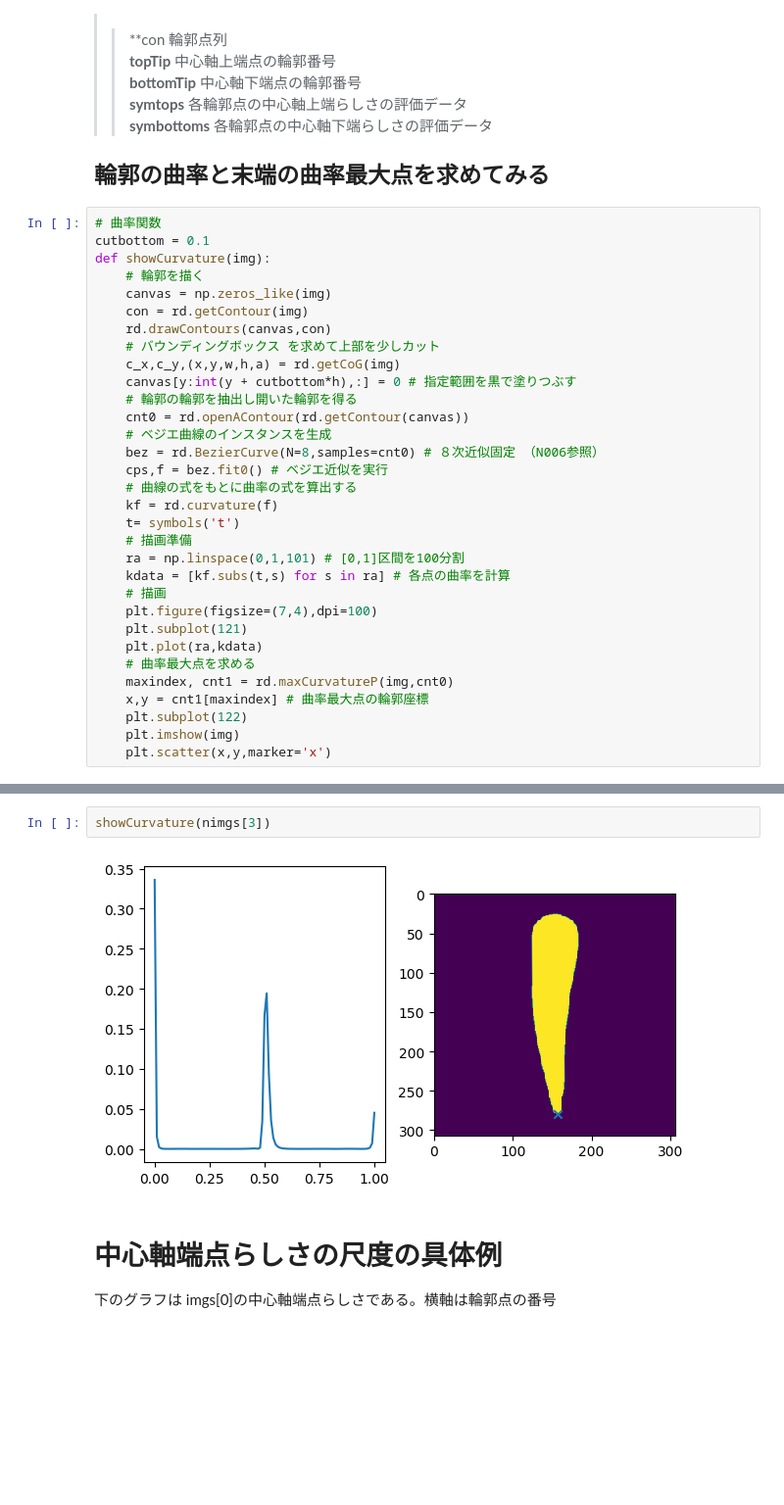
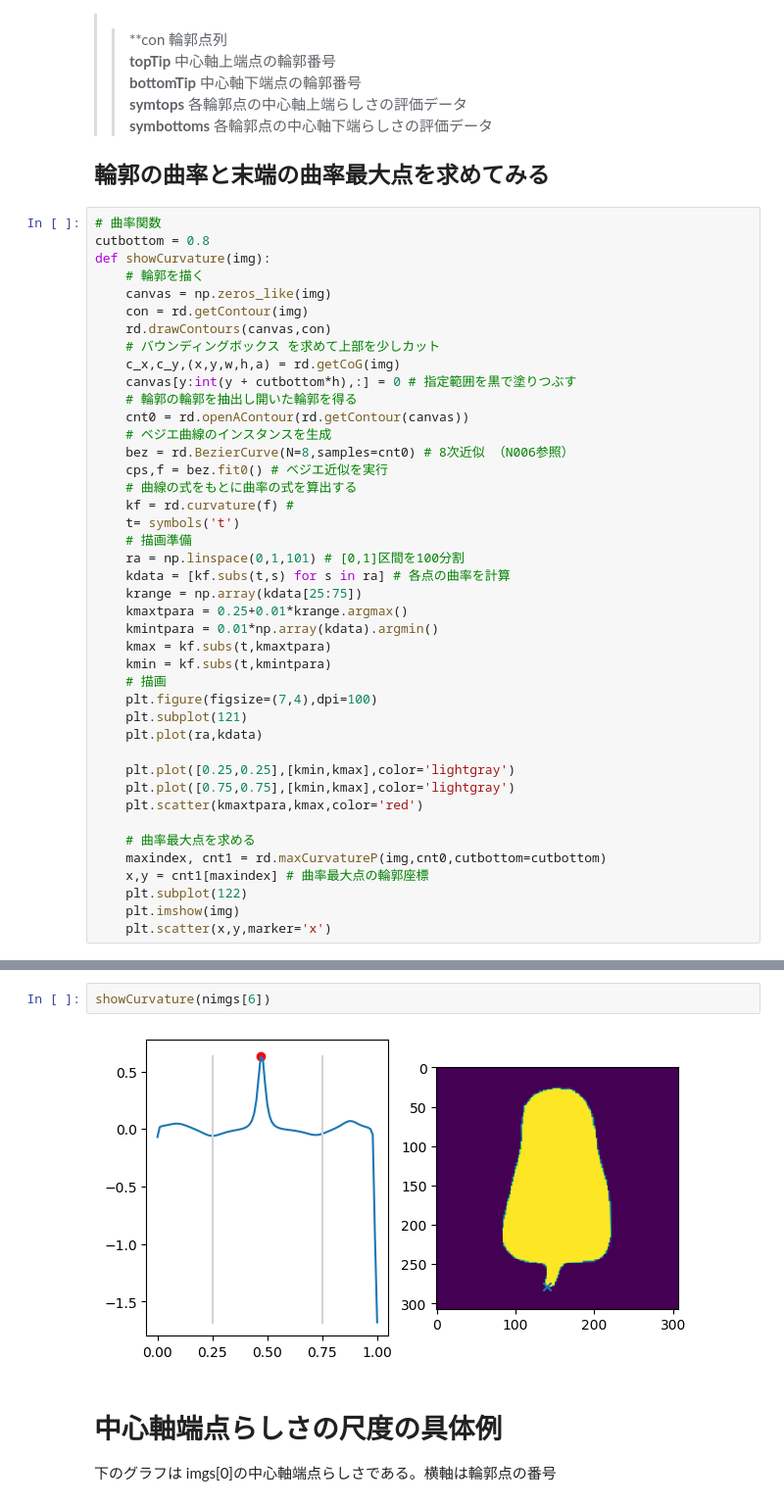
Before and after one commit to iciromaco/RadiShLab, a Jupyter notebook: N005_輪郭線の自動分割.ipynb, the cells around one changed output, grey strips where cells are left out. Shown at 98% size. Cells and saved outputs as stored; diff of their text form; blank space fills up the shorter version.

```diff
--- a/N005_輪郭線の自動分割.ipynb
+++ b/N005_輪郭線の自動分割.ipynb
@@ -184,7 +184,7 @@ $$curvature = \frac{(x'y'' - y'x'')}{\left\{(x')^2+(y')^2 \right\}^\frac{3}{2}}$
 ## 輪郭の曲率と末端の曲率最大点を求めてみる
 # %%
 # 曲率関数
-cutbottom = 0.1
+cutbottom = 0.8
 def showCurvature(img):
     # 輪郭を描く
     canvas = np.zeros_like(img)
@@ -196,20 +196,30 @@ def showCurvature(img):
     # 輪郭の輪郭を抽出し開いた輪郭を得る
     cnt0 = rd.openAContour(rd.getContour(canvas))
     # ベジエ曲線のインスタンスを生成
-    bez = rd.BezierCurve(N=8,samples=cnt0) # ８次近似固定 （N006参照）
+    bez = rd.BezierCurve(N=8,samples=cnt0) # 8次近似 （N006参照）
     cps,f = bez.fit0() # ベジエ近似を実行
     # 曲線の式をもとに曲率の式を算出する
-    kf = rd.curvature(f)
+    kf = rd.curvature(f) #
     t= symbols('t')
     # 描画準備
     ra = np.linspace(0,1,101) # [0,1]区間を100分割
     kdata = [kf.subs(t,s) for s in ra] # 各点の曲率を計算
+    krange = np.array(kdata[25:75])
+    kmaxtpara = 0.25+0.01*krange.argmax()
+    kmintpara = 0.01*np.array(kdata).argmin()
+    kmax = kf.subs(t,kmaxtpara)
+    kmin = kf.subs(t,kmintpara)
     # 描画
     plt.figure(figsize=(7,4),dpi=100)
     plt.subplot(121)
     plt.plot(ra,kdata)
+
+    plt.plot([0.25,0.25],[kmin,kmax],color='lightgray')
+    plt.plot([0.75,0.75],[kmin,kmax],color='lightgray')
+    plt.scatter(kmaxtpara,kmax,color='red')
+
     # 曲率最大点を求める
-    maxindex, cnt1 = rd.maxCurvatureP(img,cnt0)
+    maxindex, cnt1 = rd.maxCurvatureP(img,cnt0,cutbottom=cutbottom)
     x,y = cnt1[maxindex] # 曲率最大点の輪郭座標
     plt.subplot(122)
     plt.imshow(img)
@@ -225,7 +235,7 @@ showCurvature(nimgs[1])
 # %%
-showCurvature(nimgs[3])
+showCurvature(nimgs[6])
 # %% [output]
-[figure, old version]
+[figure, new version]
 # %% [markdown]
 # 中心軸端点らしさの尺度の具体例
 下のグラフは imgs[0]の中心軸端点らしさである。横軸は輪郭点の番号
```
Also changed, not shown: parts of 8 cells of this notebook, 6 other files.
